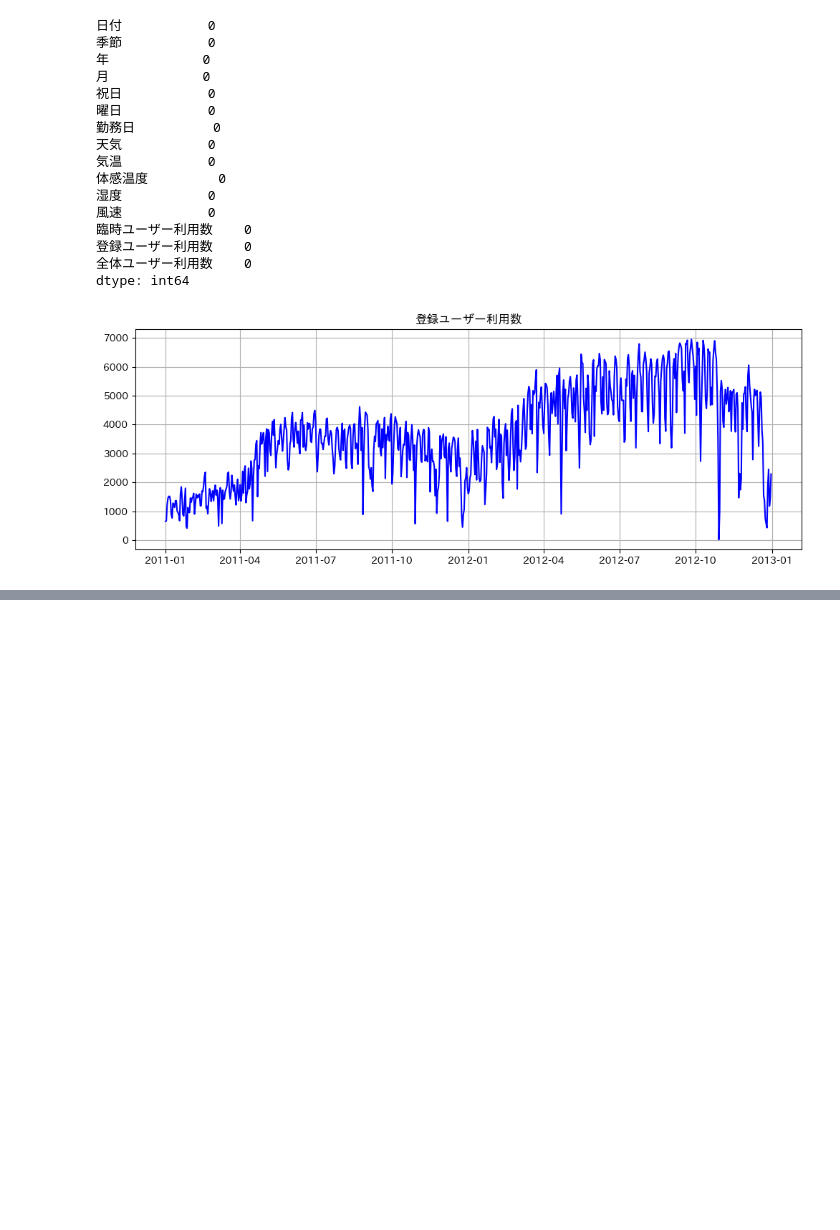
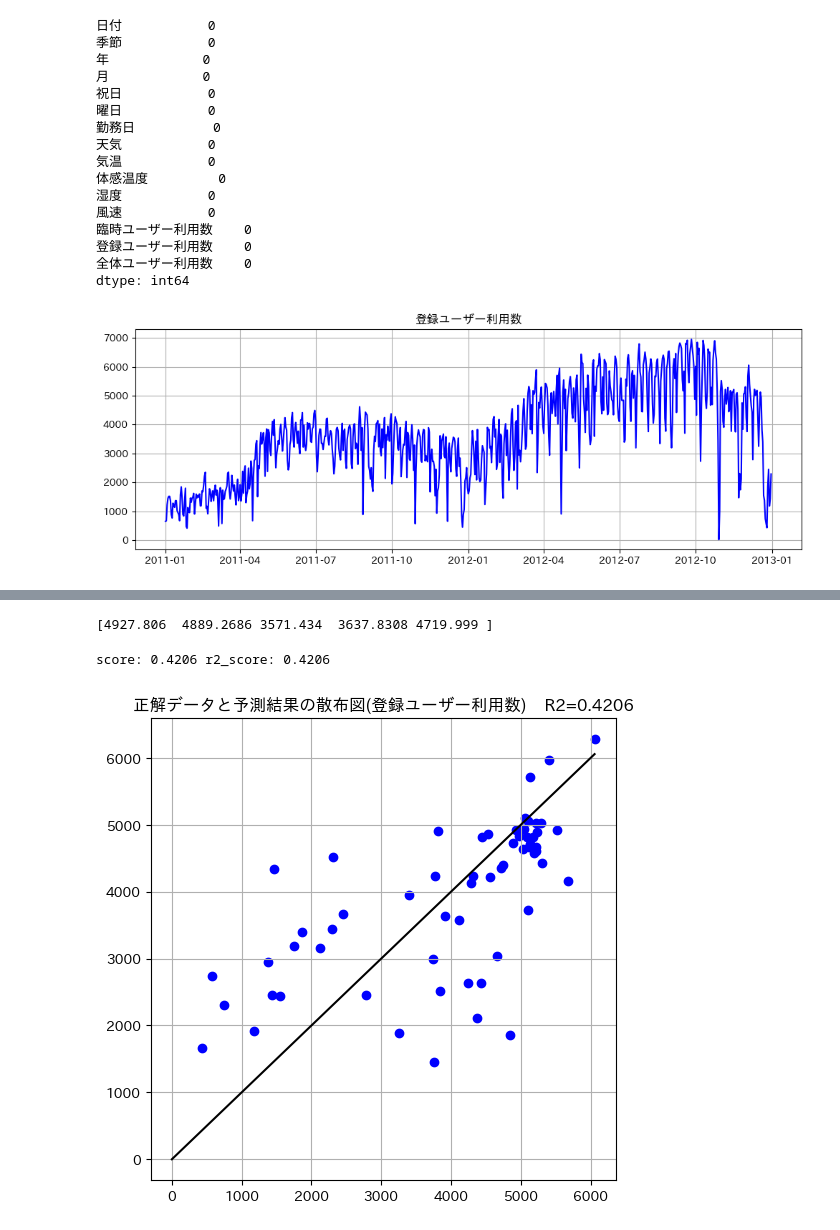
Before and after one commit to Syozaburo/Machine_learning_practice, a Jupyter notebook: Bike-Sharing-Dataset/Predict-use-of-bike.ipynb, the cells around one changed output, grey strips where cells are left out. Saved outputs shown, nothing was run; the diff lists cells and outputs as text; code cells hidden in the pictures; blank space fills up the shorter version.

```diff
--- a/Bike-Sharing-Dataset/Predict-use-of-bike.ipynb
+++ b/Bike-Sharing-Dataset/Predict-use-of-bike.ipynb
@@ -163,0 +175,39 @@ display(x_test.head())
+# %%
+#登録ユーザー利用数予測モデルの学習と予測
+
+#学習
+algorithm.fit(x_train, y_train)
+
+#予測
+y_pred = algorithm.predict(x_test)
+
+#予測結果確認
+print(y_pred[:5])
+# %% [output]
+[4927.806  4889.2686 3571.434  3637.8308 4719.999 ]
+# %%
+#評価(登録ユーザー利用数)
+
+#score関数の呼び出し
+score = algorithm.score(x_test, y_test)
+
+#R2値の計算
+from sklearn.metrics import r2_score
+r2_score = r2_score(y_test, y_pred)
+
+#結果確認
+print(f'score: {score:.4f} r2_score: {r2_score:.4f}')
+# %% [output]
+score: 0.4206 r2_score: 0.4206
+# %%
+#正解データと予測結果を散布図で比較(登録ユーザー利用数)
+plt.figure(figsize=(6,6))
+y_max = y_test.max()
+plt.plot((0, y_max), (0,y_max), c='k')
+plt.scatter(y_test, y_pred, c='b')
+plt.title(f'正解データと予測結果の散布図(登録ユーザー利用数)\
+    R2={score:.4f}')
+plt.grid()
+plt.show()
+# %% [output]
+[figure, added]
```
Also changed, not shown: parts of 4 cells of this notebook, 1 other file.
